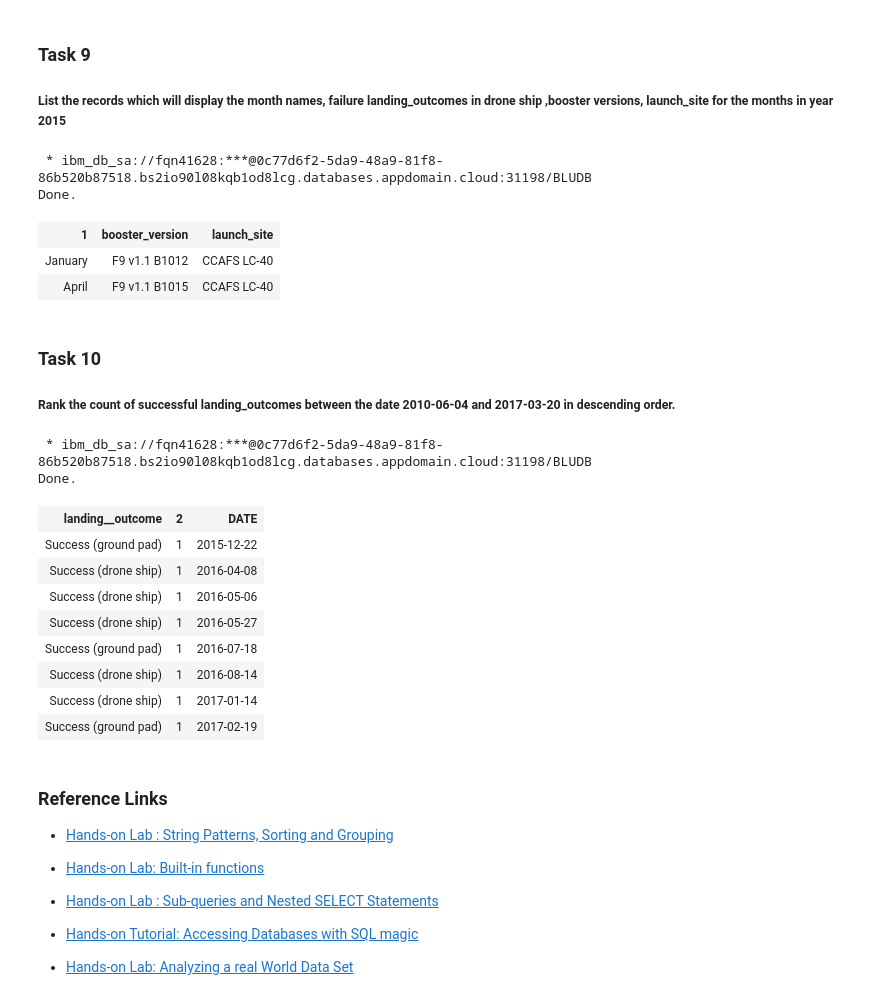
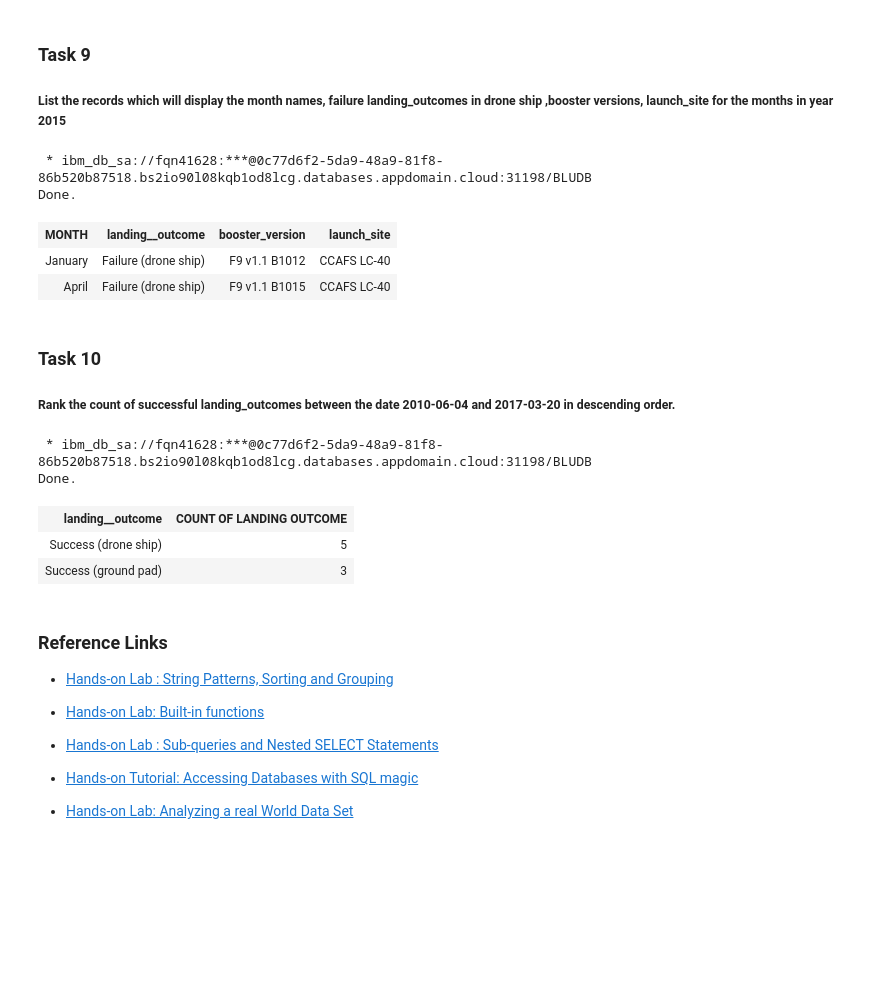
Before and after one commit to PatrickAGB24/IBM-Data-Science-Capstone, a Jupyter notebook: EDA SQL.ipynb, the cells around one changed output. Cells and saved outputs as stored; diff of their text form; code cells hidden in the pictures; blank space fills up the shorter version.

```diff
--- a/EDA SQL.ipynb
+++ b/EDA SQL.ipynb
@@ -290,14 +290,14 @@ Done.
 # %%
 %%sql
 
-SELECT MONTHNAME(DATE), BOOSTER_VERSION, LAUNCH_SITE FROM SPACEXTBL
+SELECT MONTHNAME(DATE) AS "MONTH", LANDING__OUTCOME, BOOSTER_VERSION, LAUNCH_SITE FROM SPACEXTBL
 WHERE LANDING__OUTCOME = 'Failure (drone ship)' AND YEAR(DATE) = 2015
 # %% [output]
  * ibm_db_sa://fqn41628:***@0c77d6f2-5da9-48a9-81f8-86b520b87518.bs2io90l08kqb1od8lcg.databases.appdomain.cloud:31198/BLUDB
 Done.
-| 1 | booster_version | launch_site |
-| January | F9 v1.1 B1012 | CCAFS LC-40 |
-| April | F9 v1.1 B1015 | CCAFS LC-40 |
+| MONTH | landing__outcome | booster_version | launch_site |
+| January | Failure (drone ship) | F9 v1.1 B1012 | CCAFS LC-40 |
+| April | Failure (drone ship) | F9 v1.1 B1015 | CCAFS LC-40 |
 # %% [markdown]
 ### Task 10
 
@@ -305,19 +305,16 @@ Done.
 # %%
 %%sql
 
-SELECT LANDING__OUTCOME,COUNT(LANDING__OUTCOME),DATE FROM SPACEXTBL GROUP BY LANDING__OUTCOME,DATE HAVING (DATE BETWEEN '2010-06-04' and '2017-03-20' AND (LCASE(LANDING__OUTCOME) LIKE '%success%') ) ORDER BY COUNT(LANDING__OUTCOME) DESC
+SELECT LANDING__OUTCOME,COUNT(LANDING__OUTCOME) AS "COUNT OF LANDING OUTCOME" FROM SPACEXTBL
+WHERE DATE BETWEEN '2010-06-04' and '2017-03-20'
+GROUP BY LANDING__OUTCOME
+HAVING ((LCASE(LANDING__OUTCOME) LIKE '%success%') ) ORDER BY COUNT(LANDING__OUTCOME) DESC
 # %% [output]
  * ibm_db_sa://fqn41628:***@0c77d6f2-5da9-48a9-81f8-86b520b87518.bs2io90l08kqb1od8lcg.databases.appdomain.cloud:31198/BLUDB
 Done.
-| landing__outcome | 2 | DATE |
-| Success (ground pad) | 1 | 2015-12-22 |
-| Success (drone ship) | 1 | 2016-04-08 |
-| Success (drone ship) | 1 | 2016-05-06 |
-| Success (drone ship) | 1 | 2016-05-27 |
-| Success (ground pad) | 1 | 2016-07-18 |
-| Success (drone ship) | 1 | 2016-08-14 |
-| Success (drone ship) | 1 | 2017-01-14 |
-| Success (ground pad) | 1 | 2017-02-19 |
+| landing__outcome | COUNT OF LANDING OUTCOME |
+| Success (drone ship) | 5 |
+| Success (ground pad) | 3 |
 # %% [markdown]
 ### Reference Links
 
```
Also changed, not shown: parts of 6 cells of this notebook.
